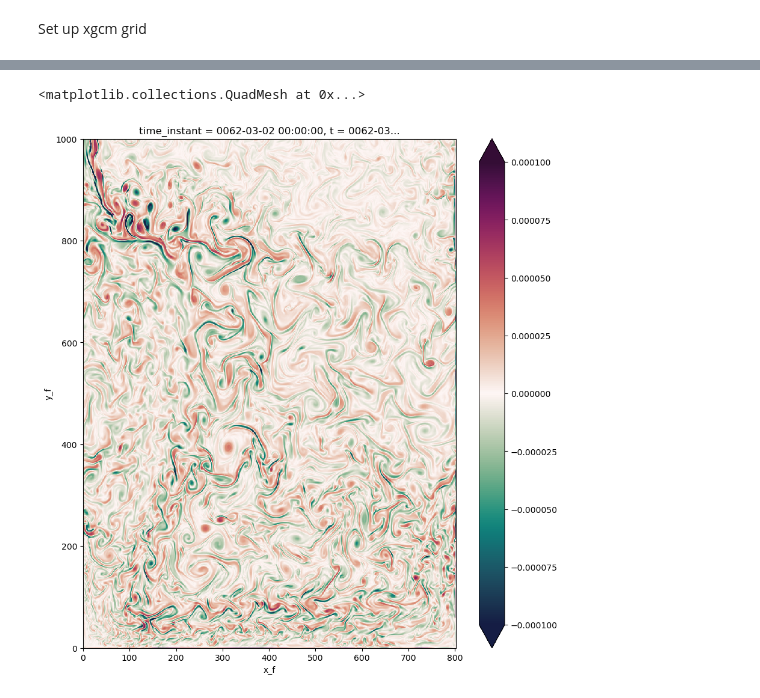
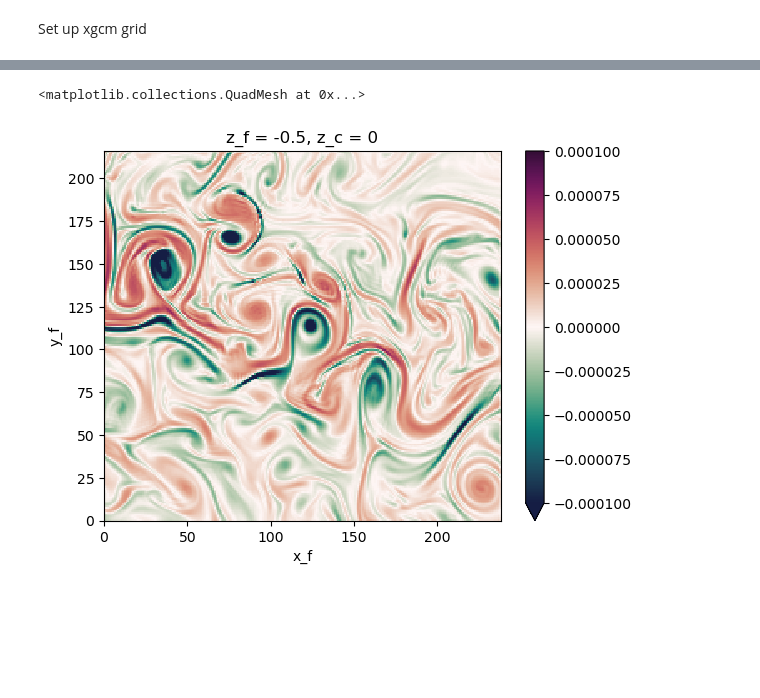
Before and after one commit to thomaswilder/ai4pex-machine-learning, a Jupyter notebook: physics/compute_relative_vorticity.ipynb, the cells around one changed output, grey strips where cells are left out. Drawn from its saved outputs; the diff is of its cells as text; code cells hidden in the pictures; blank space fills up the shorter version.

Commit message:
made changes to how load in data rom subset velocity data

```diff
--- a/physics/compute_relative_vorticity.ipynb
+++ b/physics/compute_relative_vorticity.ipynb
@@ -20,2 +56,3 @@ ds = open_nemo_and_domain_cfg(nemo_files=nemo_paths,
 # %%
-ds
+dataU = xr.open_dataset(nemo_paths[0])
+dataV = xr.open_dataset(nemo_paths[1])
@@ -64,10 +86,10 @@ Coordinates: (12/20)
 Set up xgcm grid
 # %%
 # set up the xgcm grid
-grid = xgcm.Grid(ds, metrics=get_metrics(ds), periodic=True)
+grid = xgcm.Grid(domcfg, metrics=get_metrics(domcfg))
 # %%
-bd = {'boundary': 'fill', 'fill_value': 0}
+bd = {'boundary': 'extend'}
 # %%
-zeta = 1/(ds_ss.e1f*ds_ss.e2f) * \
-            (grid.diff(ds_ss.vo*ds_ss.e2v, 'X', **bd) \
-             - grid.diff(ds_ss.uo*ds_ss.e1u, 'Y', **bd))
+zeta = 1/(domcfg_surface.e1f*domcfg_surface.e2f) * \
+            (grid.diff(dataV.vg*domcfg_surface.e2v, 'X', **bd) \
+             - grid.diff(dataU.ug*domcfg_surface.e1u, 'Y', **bd)) * domcfg_surface.fmask
@@ -74,8 +142,8 @@ zeta = 1/(ds_ss.e1f*ds_ss.e2f) * \
 # %%
-zeta.isel(y_f=slice(0,1000)).plot(figsize=(10,11), vmin=-1e-4, vmax=1e-4, cmap=cmocean.cm.curl)
+zeta.isel(t=0).plot(vmin=-1e-4, vmax=1e-4, cmap=cmocean.cm.curl)
 # %% [output]
 <matplotlib.collections.QuadMesh at 0x...>
-[figure, old version]
+[figure, new version]
 # %%
 ds_zeta = zeta.to_dataset(name='vor')
 ds_zeta
```
Also changed, not shown: parts of 10 cells of this notebook, 1 other file.
